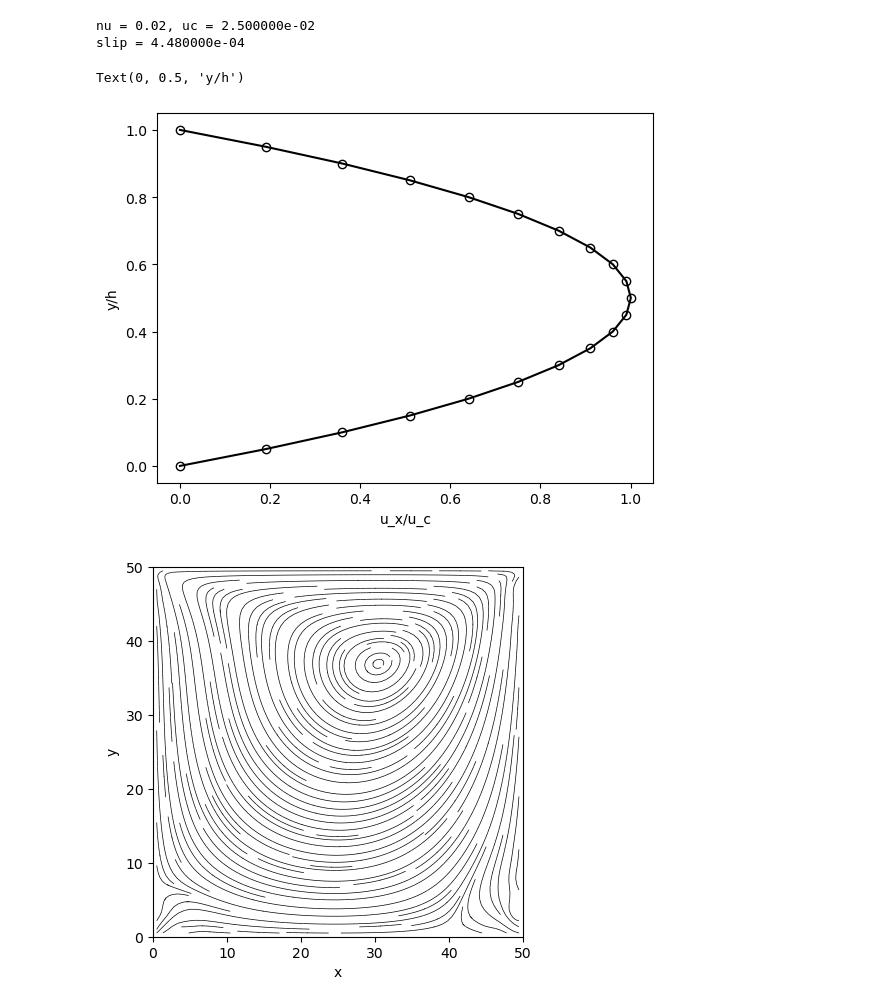
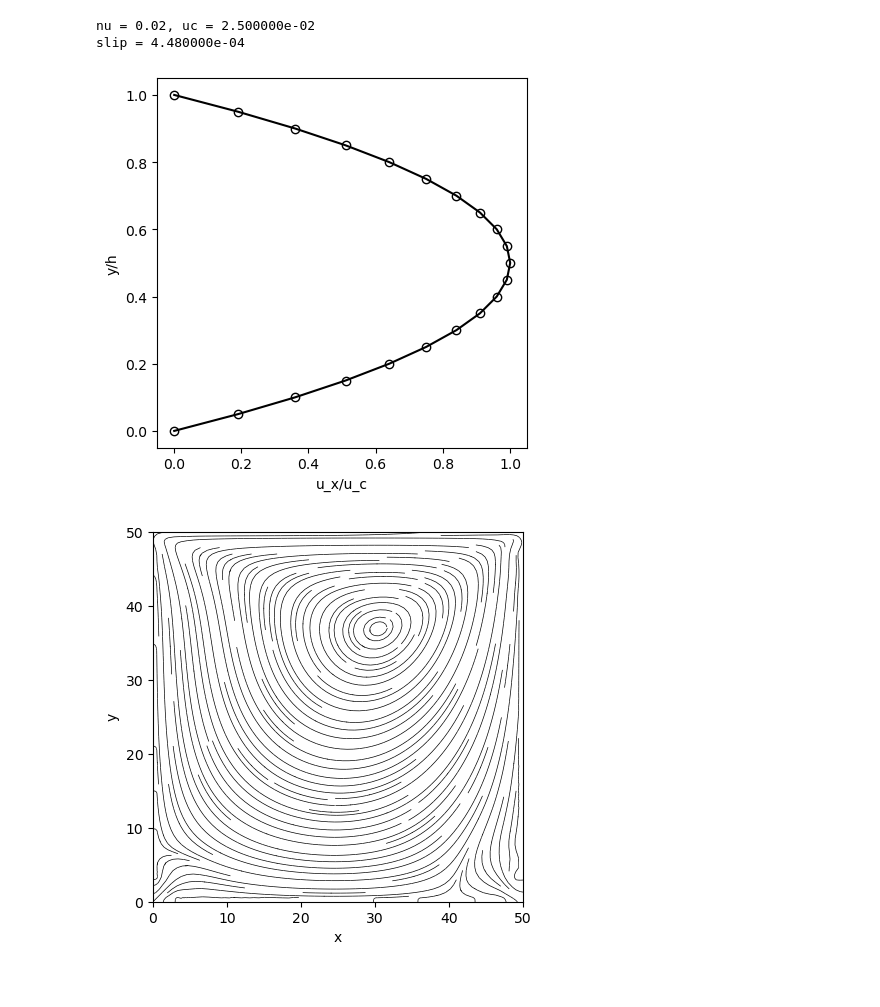
Before and after one commit to shohirose/lbm-simulator, a Jupyter notebook: plot.ipynb, the cells around one changed output. Drawn from its saved outputs; the diff is of its cells as text; code cells hidden in the pictures.

Commit message:
Update plot

```diff
--- a/plot.ipynb
+++ b/plot.ipynb
@@ -9,32 +9,32 @@ from pathlib import Path
 # %%
 j = None
 with open(Path('data/poiseuille.json'), mode='r') as f:
     j = json.load(f)
 
 gx = j["externalForce"][0]
 tau = j["relaxationTime"]
 ny = j["gridShape"][1]
 nu = (tau - 0.5) / 3.0
 h = float((ny - 1))
 uc = gx*h**2/(8.0*nu)
 y = np.linspace(0, h, ny)/h
 print(f"nu = {nu:.2f}, uc = {uc:.6e}")
 
 ux = np.loadtxt(Path(j["outputDirectory"]) / Path("ux.txt"))
 x = ux/uc
 slip = ux[0]/uc
 print(f"slip = {slip:.6e}")
 
 fig = plt.figure()
 ax = fig.add_subplot(111)
 ax.plot(x, y, "-o", color="k", fillstyle="none")
 ax.set_xlabel("u_x/u_c")
 ax.set_ylabel("y/h")
+ax.set_aspect('equal')
 # %% [output]
 nu = 0.02, uc = 2.500000e-02
 slip = 4.480000e-04
-Text(0, 0.5, 'y/h')
-[figure, old version]
+[figure, new version]
 # %%
 j = None
 with open(Path('data/cavity.json'), mode='r') as f:
@@ -43,8 +43,8 @@ with open(Path('data/cavity.json'), mode='r') as f:
 nx = j["gridShape"][0]
 ny = j["gridShape"][1]
 
-x = np.linspace(-0.5, float(nx) - 1.5, nx)
-y = np.linspace(-0.5, float(ny) - 1.5, ny)
+x = np.linspace(0, float(nx) - 1, nx) - 0.5
+y = np.linspace(0, float(ny) - 1, ny) - 0.5
 xv, yv = np.meshgrid(x, y)
 
 ux = np.loadtxt(Path(j["outputDirectory"]) / Path("ux.txt"))
@@ -52,12 +52,12 @@ uy = np.loadtxt(Path(j["outputDirectory"]) / Path("uy.txt"))
 
 fig = plt.figure()
 ax = fig.add_subplot(111)
-ax.streamplot(xv[1:-1,1:-1], yv[1:-1,1:-1], ux[1:-1,1:-1], uy[1:-1,1:-1],
-               density=2, color="k", arrowstyle="-", linewidth=0.5)
+ax.streamplot(xv, yv, ux, uy, density=2, color="k", arrowstyle="-",
+              linewidth=0.5)
 ax.set_xlabel("x")
 ax.set_ylabel("y")
 ax.set_xbound([0, 50])
 ax.set_ybound([0, 50])
 ax.set_aspect('equal')
 # %% [output]
-[figure, old version]
+[figure, new version]
```
